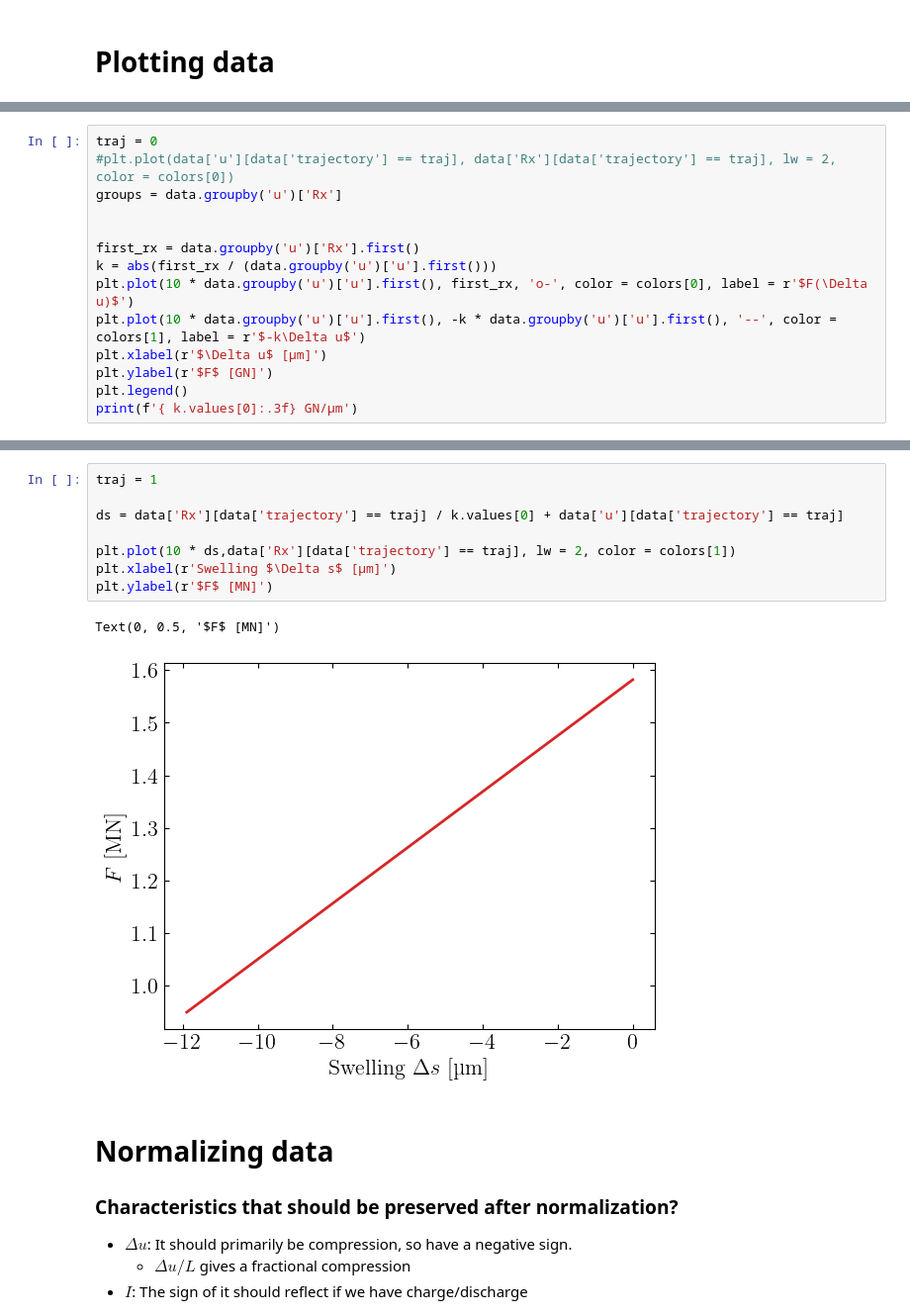
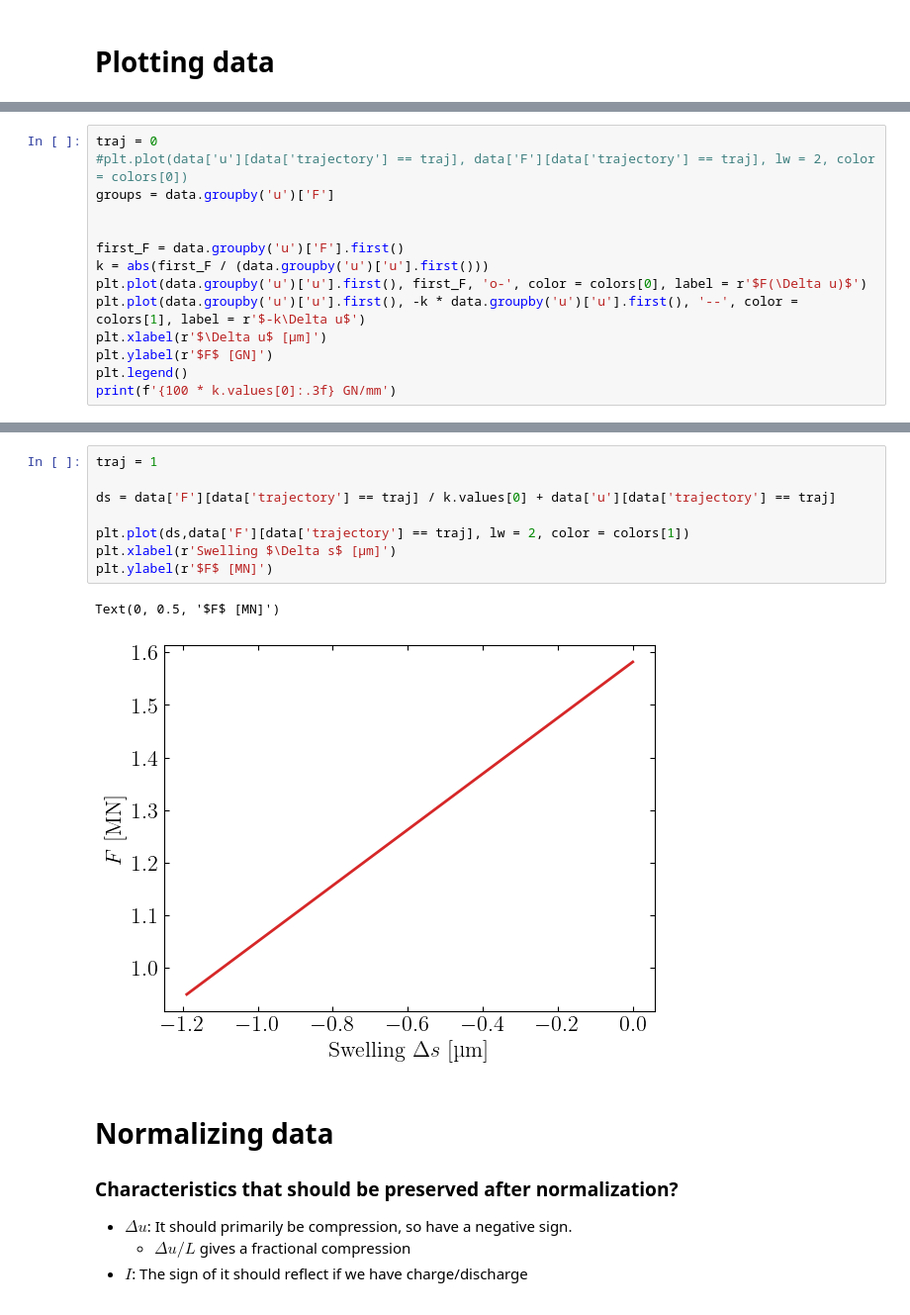
Before and after one commit to j-haralds/MSc_thesis, a Jupyter notebook: program/5_Multi/JH_1_pulse.ipynb, the cells around one changed output, grey strips where cells are left out. Shown at 99% size. Saved outputs shown, nothing was run; the diff lists cells and outputs as text.

```diff
--- a/program/5_Multi/JH_1_pulse.ipynb
+++ b/program/5_Multi/JH_1_pulse.ipynb
@@ -421,15 +428,15 @@ plt.show()
 # %%
 traj = 0
-#plt.plot(data['u'][data['trajectory'] == traj], data['Rx'][data['trajectory'] == traj], lw = 2, color = colors[0])
-groups = data.groupby('u')['Rx']
+#plt.plot(data['u'][data['trajectory'] == traj], data['F'][data['trajectory'] == traj], lw = 2, color = colors[0])
+groups = data.groupby('u')['F']
 
 
-first_rx = data.groupby('u')['Rx'].first()
-k = abs(first_rx / (data.groupby('u')['u'].first()))
-plt.plot(10 * data.groupby('u')['u'].first(), first_rx, 'o-', color = colors[0], label = r'$F(\Delta u)$')
-plt.plot(10 * data.groupby('u')['u'].first(), -k * data.groupby('u')['u'].first(), '--', color = colors[1], label = r'$-k\Delta u$')
+first_F = data.groupby('u')['F'].first()
+k = abs(first_F / (data.groupby('u')['u'].first()))
+plt.plot(data.groupby('u')['u'].first(), first_F, 'o-', color = colors[0], label = r'$F(\Delta u)$')
+plt.plot(data.groupby('u')['u'].first(), -k * data.groupby('u')['u'].first(), '--', color = colors[1], label = r'$-k\Delta u$')
 plt.xlabel(r'$\Delta u$ [µm]')
 plt.ylabel(r'$F$ [GN]')
 plt.legend()
-print(f'{ k.values[0]:.3f} GN/µm')
+print(f'{100 * k.values[0]:.3f} GN/mm')
 # %% [output]
@@ -438,14 +445,14 @@ print(f'{ k.values[0]:.3f} GN/µm')
 # %%
 traj = 1
 
-ds = data['Rx'][data['trajectory'] == traj] / k.values[0] + data['u'][data['trajectory'] == traj]
+ds = data['F'][data['trajectory'] == traj] / k.values[0] + data['u'][data['trajectory'] == traj]
 
-plt.plot(10 * ds,data['Rx'][data['trajectory'] == traj], lw = 2, color = colors[1])
+plt.plot(ds,data['F'][data['trajectory'] == traj], lw = 2, color = colors[1])
 plt.xlabel(r'Swelling $\Delta s$ [µm]')
 plt.ylabel(r'$F$ [MN]')
 # %% [output]
 Text(0, 0.5, '$F$ [MN]')
-[figure, old version]
+[figure, new version]
 # %% [markdown]
 # Normalizing data
 
```
Also changed, not shown: parts of 15 cells of this notebook, 2 other files.
